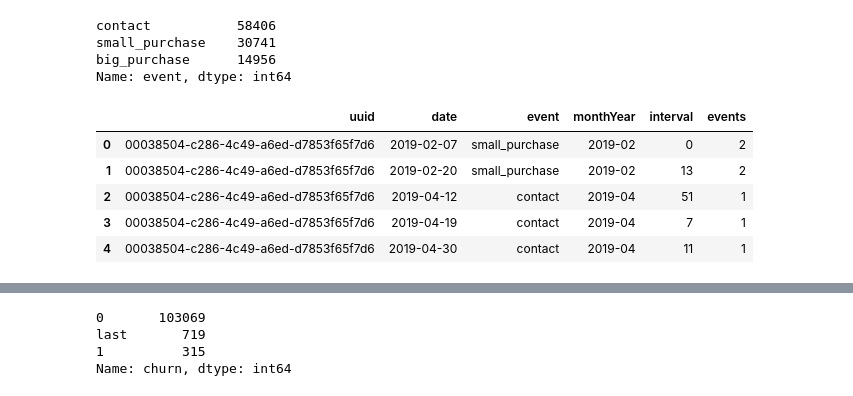
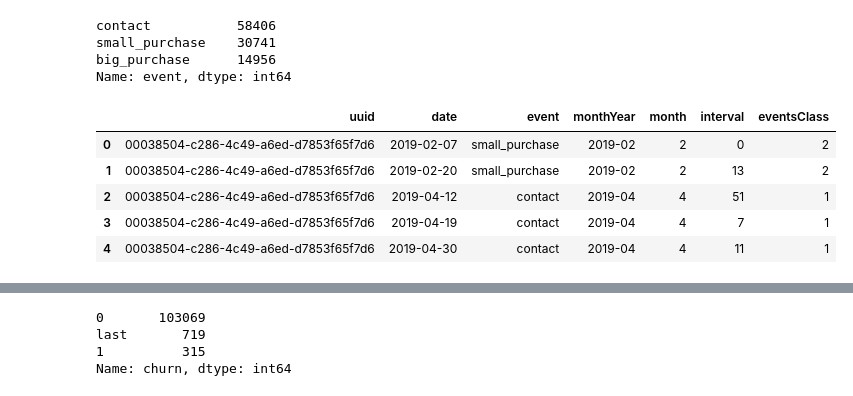
Before and after one commit to raquelcreis/customer_survival, a Jupyter notebook: notebook.ipynb, the cells around one changed output, grey strips where cells are left out. Saved outputs shown, nothing was run; the diff lists cells and outputs as text; code cells hidden in the pictures.

Commit message:
add two columns - eventNumber e eventsMonth

```diff
--- a/notebook.ipynb
+++ b/notebook.ipynb
@@ -51,6 +51,7 @@ Type of Events:  ['small_purchase', 'contact', 'big_purchase']
 # %%
 df['date'] = pd.to_datetime(df['date'])
 df['monthYear'] = pd.to_datetime(df['date'],format='%Y-%m-%d').dt.to_period('M')
+df['month'] = pd.to_datetime(df['date'],format='%Y-%m-%d').dt.month
 # %%
 plt.figure(figsize=(20,4))
 ax = sns.countplot(data=df.sort_values(by='monthYear',ascending=True),x="monthYear",
@@ -130,13 +131,14 @@ small_purchase    30741
 big_purchase      14956
 Name: event, dtype: int64
 # %%
-events = {'contact': 1,'small_purchase': 2,'big_purchase': 3 }
-df['events'] = df.event.replace(events)
+# categorical to numeric
+eventsClass = {'contact': 1,'small_purchase': 2,'big_purchase': 3 }
+df['eventsClass'] = df.event.replace(eventsClass)
 df.head()
 # %% [output]
-|  | uuid | date | event | monthYear | interval | events |
-| 0 | 00038504-c286-4c49-a6ed-d7853f65f7d6 | 2019-02-07 | small_purchase | 2019-02 | 0 | 2 |
-| 1 | 00038504-c286-4c49-a6ed-d7853f65f7d6 | 2019-02-20 | small_purchase | 2019-02 | 13 | 2 |
-| 2 | 00038504-c286-4c49-a6ed-d7853f65f7d6 | 2019-04-12 | contact | 2019-04 | 51 | 1 |
-| 3 | 00038504-c286-4c49-a6ed-d7853f65f7d6 | 2019-04-19 | contact | 2019-04 | 7 | 1 |
-| 4 | 00038504-c286-4c49-a6ed-d7853f65f7d6 | 2019-04-30 | contact | 2019-04 | 11 | 1 |
+|  | uuid | date | event | monthYear | month | interval | eventsClass |
+| 0 | 00038504-c286-4c49-a6ed-d7853f65f7d6 | 2019-02-07 | small_purchase | 2019-02 | 2 | 0 | 2 |
+| 1 | 00038504-c286-4c49-a6ed-d7853f65f7d6 | 2019-02-20 | small_purchase | 2019-02 | 2 | 13 | 2 |
+| 2 | 00038504-c286-4c49-a6ed-d7853f65f7d6 | 2019-04-12 | contact | 2019-04 | 4 | 51 | 1 |
+| 3 | 00038504-c286-4c49-a6ed-d7853f65f7d6 | 2019-04-19 | contact | 2019-04 | 4 | 7 | 1 |
+| 4 | 00038504-c286-4c49-a6ed-d7853f65f7d6 | 2019-04-30 | contact | 2019-04 | 4 | 11 | 1 |
```
Also changed, not shown: parts of 9 cells of this notebook.
